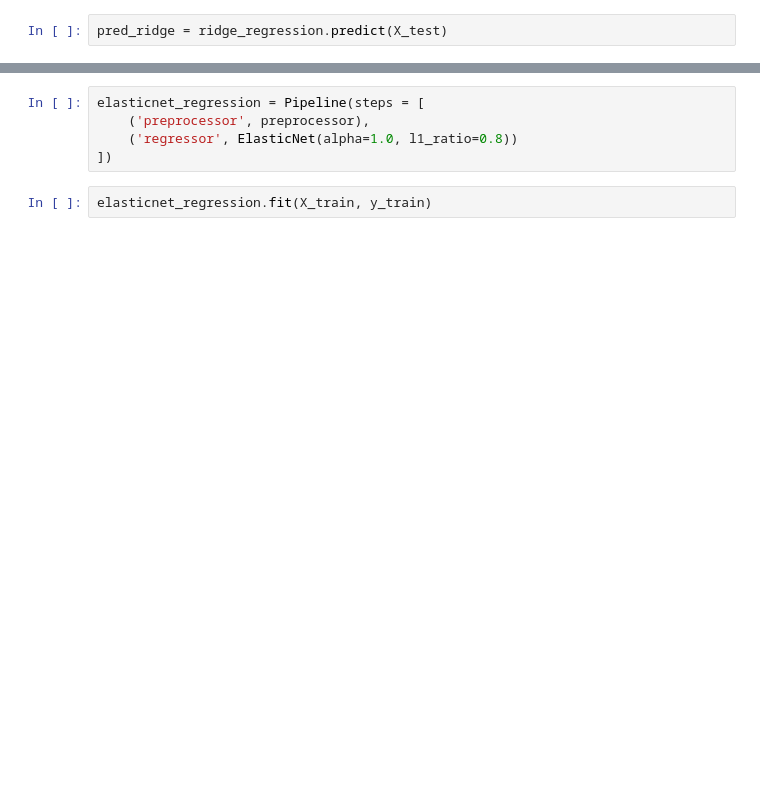
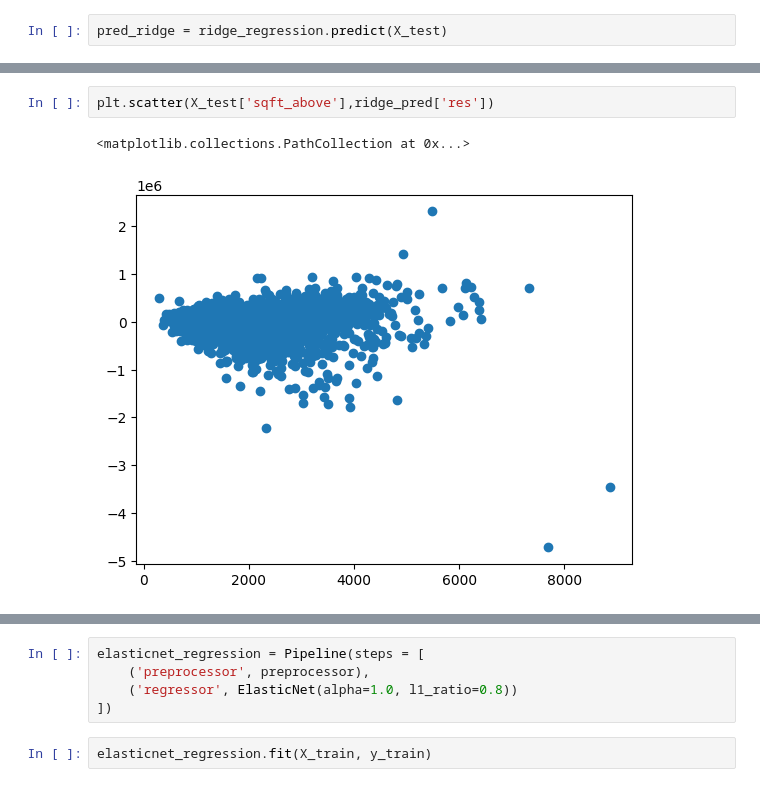
Before and after one commit to HaoyuHunterFang/schulich_data_science, a Jupyter notebook: Assignment3_Haoyu_Fang.ipynb, the cells around one changed output, grey strips where cells are left out. Cells and saved outputs as stored; diff of their text form; blank space fills up the shorter version.

```diff
--- a/Assignment3_Haoyu_Fang.ipynb
+++ b/Assignment3_Haoyu_Fang.ipynb
@@ -334,0 +258,5 @@ res_Ridge = y_test - pred_ridge
+# %%
+plt.scatter(X_test['sqft_above'],ridge_pred['res'])
+# %% [output]
+<matplotlib.collections.PathCollection at 0x...>
+[figure, added]
```
Also changed, not shown: parts of 48 cells of this notebook.
